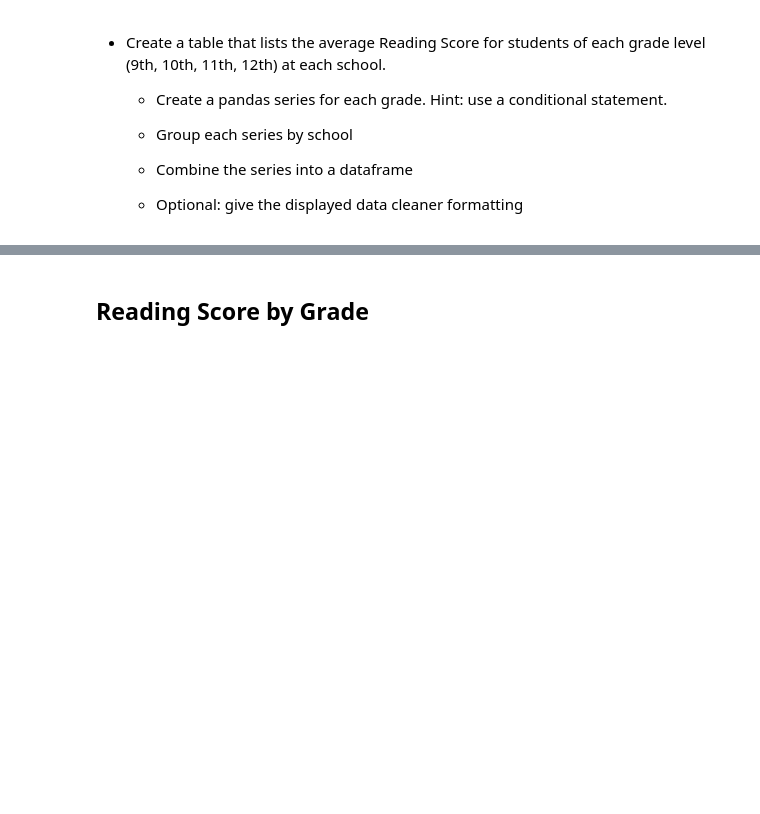
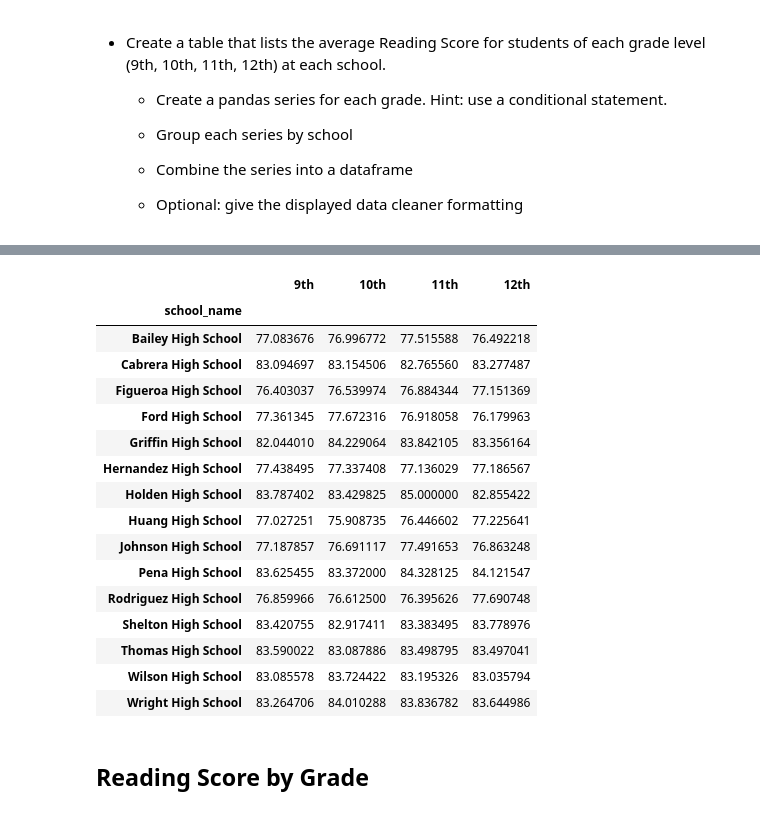
Before and after one commit to lisb020/pandas-challenge, a Jupyter notebook: PyCitySchools/PyCitySchools_starter.ipynb, the cells around one changed output, grey strips where cells are left out. Drawn from its saved outputs; the diff is of its cells as text; code cells hidden in the pictures; blank space fills up the shorter version.

```diff
--- a/PyCitySchools/PyCitySchools_starter.ipynb
+++ b/PyCitySchools/PyCitySchools_starter.ipynb
@@ -194,3 +182,36 @@ sum_df_school
+# %%
+nine = school_data_complete.loc[school_data_complete["grade"] == "9th", "grade":"math_score"]
+nine_mean = nine.groupby("school_name").mean()["math_score"]
+ten = school_data_complete.loc[school_data_complete["grade"] == "10th", "grade":"math_score"]
+ten_mean = ten.groupby("school_name").mean()["math_score"]
+eleven = school_data_complete.loc[school_data_complete["grade"] == "11th", "grade":"math_score"]
+eleven_mean = eleven.groupby("school_name").mean()["math_score"]
+twelve = school_data_complete.loc[school_data_complete["grade"] == "12th", "grade":"math_score"]
+twelve_mean = twelve.groupby("school_name").mean()["math_score"]
+math_grade_df = pd.DataFrame({
+                "9th":nine_mean,
+                "10th":ten_mean,
+                "11th":eleven_mean,
+                "12th":twelve_mean})
+math_grade_df
+# %% [output]
+|  | 9th | 10th | 11th | 12th |
+| school_name |  |  |  |  |
+| Bailey High School | 77.083676 | 76.996772 | 77.515588 | 76.492218 |
+| Cabrera High School | 83.094697 | 83.154506 | 82.765560 | 83.277487 |
+| Figueroa High School | 76.403037 | 76.539974 | 76.884344 | 77.151369 |
+| Ford High School | 77.361345 | 77.672316 | 76.918058 | 76.179963 |
+| Griffin High School | 82.044010 | 84.229064 | 83.842105 | 83.356164 |
+| Hernandez High School | 77.438495 | 77.337408 | 77.136029 | 77.186567 |
+| Holden High School | 83.787402 | 83.429825 | 85.000000 | 82.855422 |
+| Huang High School | 77.027251 | 75.908735 | 76.446602 | 77.225641 |
+| Johnson High School | 77.187857 | 76.691117 | 77.491653 | 76.863248 |
+| Pena High School | 83.625455 | 83.372000 | 84.328125 | 84.121547 |
+| Rodriguez High School | 76.859966 | 76.612500 | 76.395626 | 77.690748 |
+| Shelton High School | 83.420755 | 82.917411 | 83.383495 | 83.778976 |
+| Thomas High School | 83.590022 | 83.087886 | 83.498795 | 83.497041 |
+| Wilson High School | 83.085578 | 83.724422 | 83.195326 | 83.035794 |
+| Wright High School | 83.264706 | 84.010288 | 83.836782 | 83.644986 |
 # %% [markdown]
 ## Reading Score by Grade
 # %% [markdown]
```
Also changed, not shown: parts of 10 cells of this notebook.
